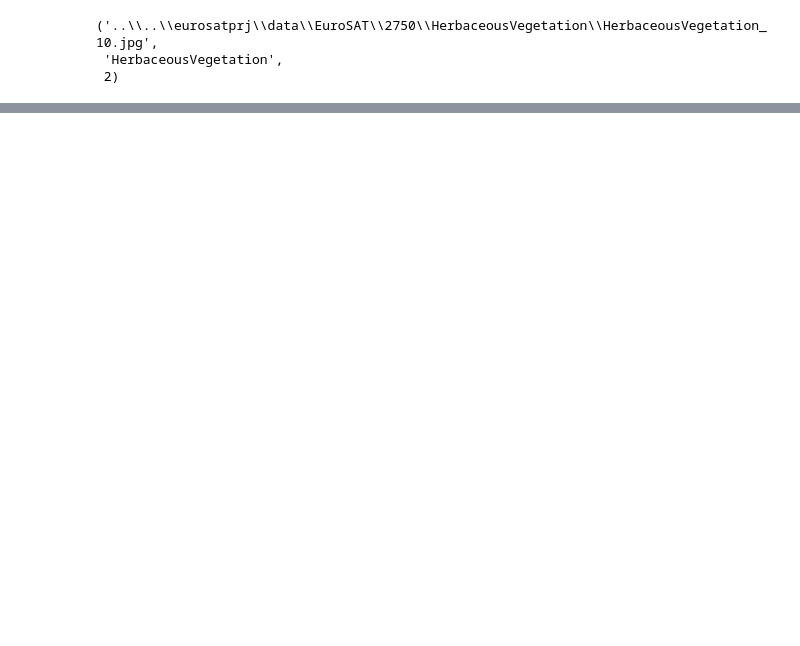
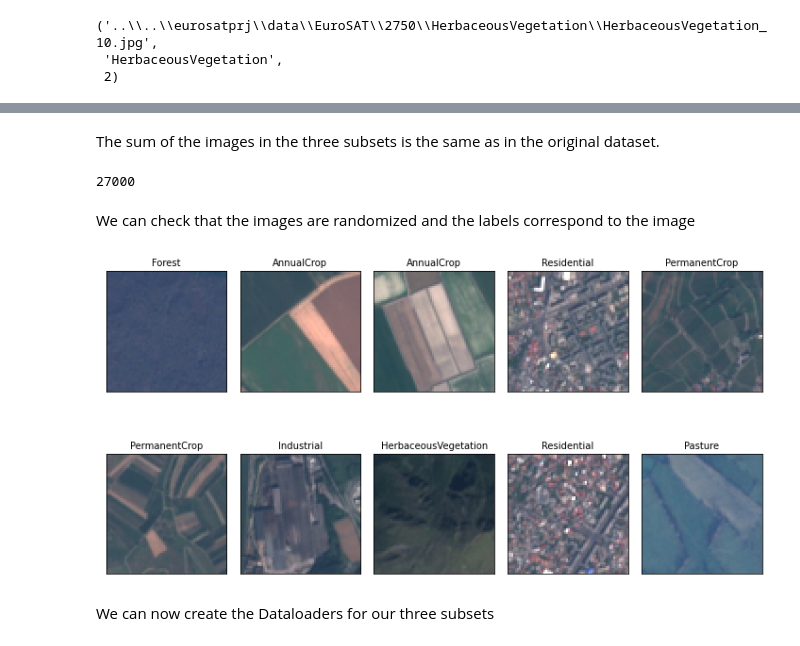
Before and after one commit to luigiselmi/dlwpt_nb, a Jupyter notebook: pml3/eurosat_images_classification.ipynb, the cells around one changed output, grey strips where cells are left out. Saved outputs shown, nothing was run; the diff lists cells and outputs as text; code cells hidden in the pictures; blank space fills up the shorter version.

```diff
--- a/pml3/eurosat_images_classification.ipynb
+++ b/pml3/eurosat_images_classification.ipynb
@@ -139,0 +150,28 @@ plt.show()
+# %%
+from torch.utils.data import random_split
+
+euro_train_ds, euro_val_ds, euro_test_ds = random_split(eurosat_dataset, [0.7, 0.2, 0.1],
+                                                        generator=torch.Generator().manual_seed(42))
+# %% [markdown]
+The sum of the images in the three subsets is the same as in the original dataset.
+# %%
+len(euro_train_ds) + len(euro_val_ds) + len(euro_test_ds)
+# %% [output]
+27000
+# %% [markdown]
+We can check that the images are randomized and the labels correspond to the image
+# %%
+fig = plt.figure(figsize=(10, 6))
+for i, example in enumerate(euro_train_ds):
+    if i >= 10: break
+    ax = fig.add_subplot(2, 5, i + 1)
+    ax.set_xticks([]); ax.set_yticks([])
+    ax.imshow(example[0].numpy().transpose((1, 2, 0)))
+    ax.set_title(f'{example[1]}', size=10)
+
+plt.tight_layout()
+plt.show()
+# %% [output]
+[figure, added]
+# %% [markdown]
+We can now create the Dataloaders for our three subsets
```
Also changed, not shown: parts of 11 cells of this notebook.
